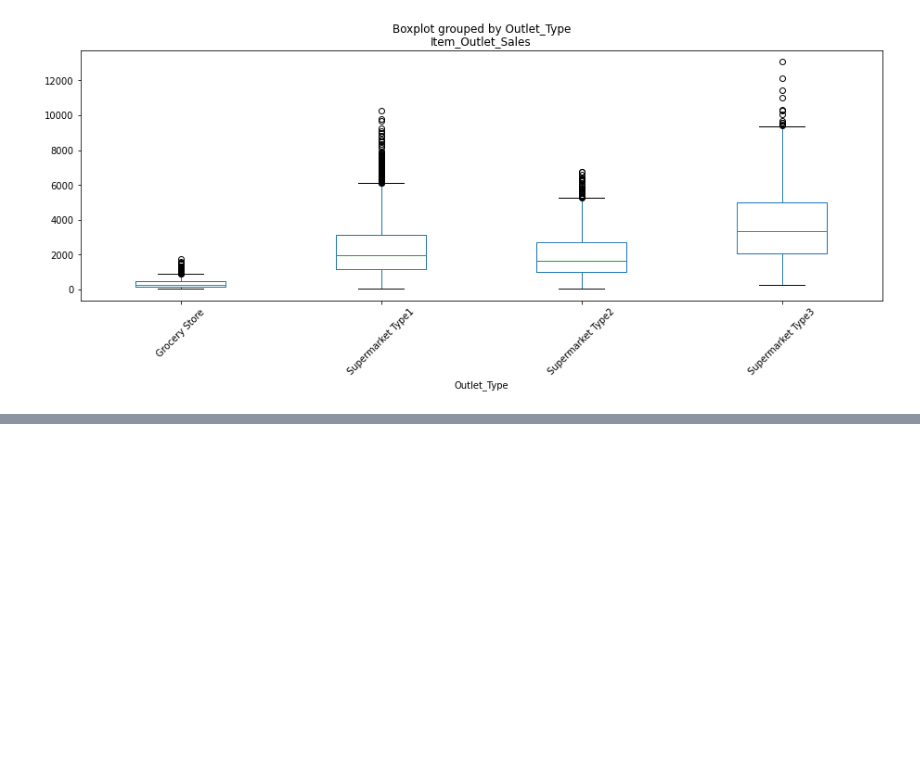
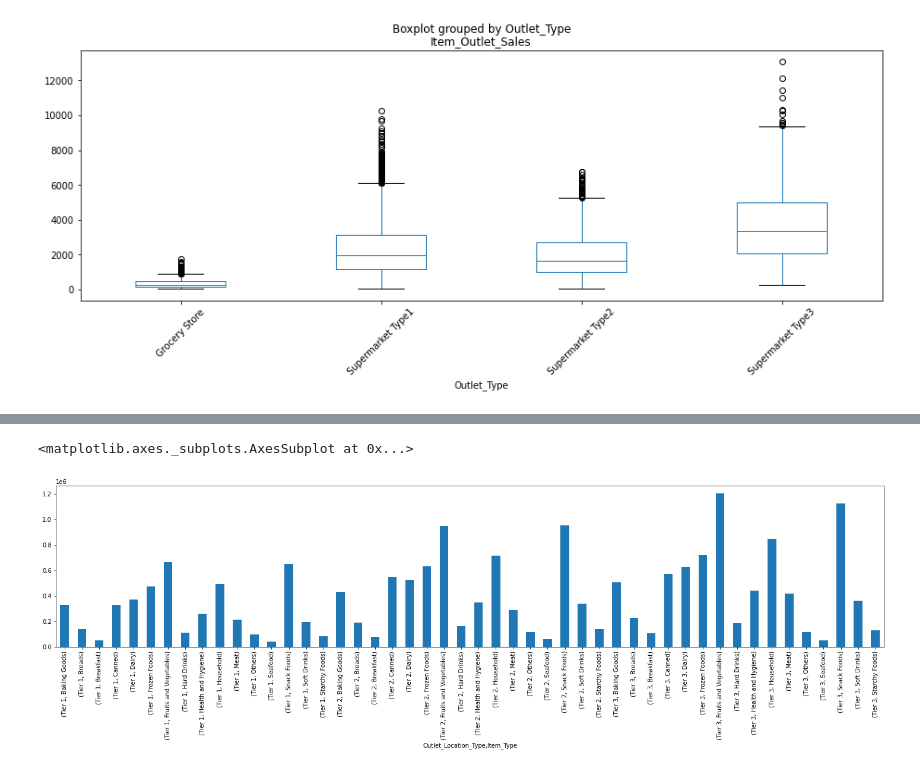
Before and after one commit to burlharlin/sales-predictions, a Jupyter notebook: sales_prediction.ipynb, the cells around one changed output, grey strips where cells are left out. Saved outputs shown, nothing was run; the diff lists cells and outputs as text; code cells hidden in the pictures; blank space fills up the shorter version.

```diff
--- a/sales_prediction.ipynb
+++ b/sales_prediction.ipynb
@@ -375,0 +404,3 @@ df.boxplot('Item_Outlet_Sales',
+# %%
+groupby_type = round(df.groupby(['Outlet_Location_Type','Item_Type',])['Item_Outlet_Sales'].sum(),0)
+groupby_type
@@ -375,0 +425,9 @@ df.boxplot('Item_Outlet_Sales',
+# %%
+groupby_type.plot(kind = 'bar',
+figsize = (25,5)
+
+
+)
+# %% [output]
+<matplotlib.axes._subplots.AxesSubplot at 0x...>
+[figure, added]
```
Also changed, not shown: parts of 9 cells of this notebook.
